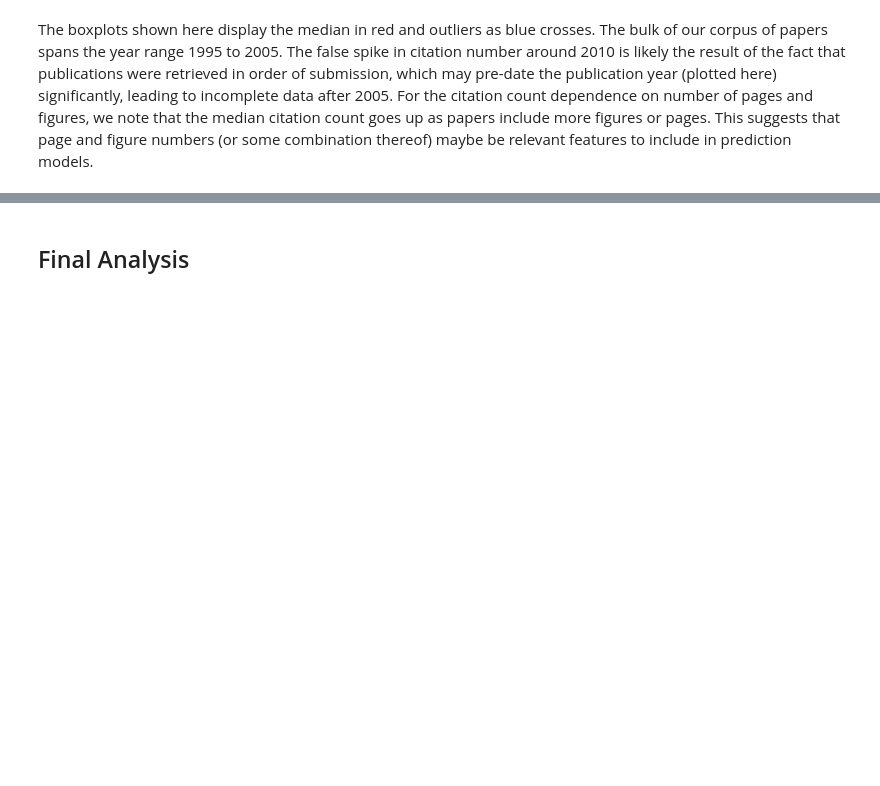
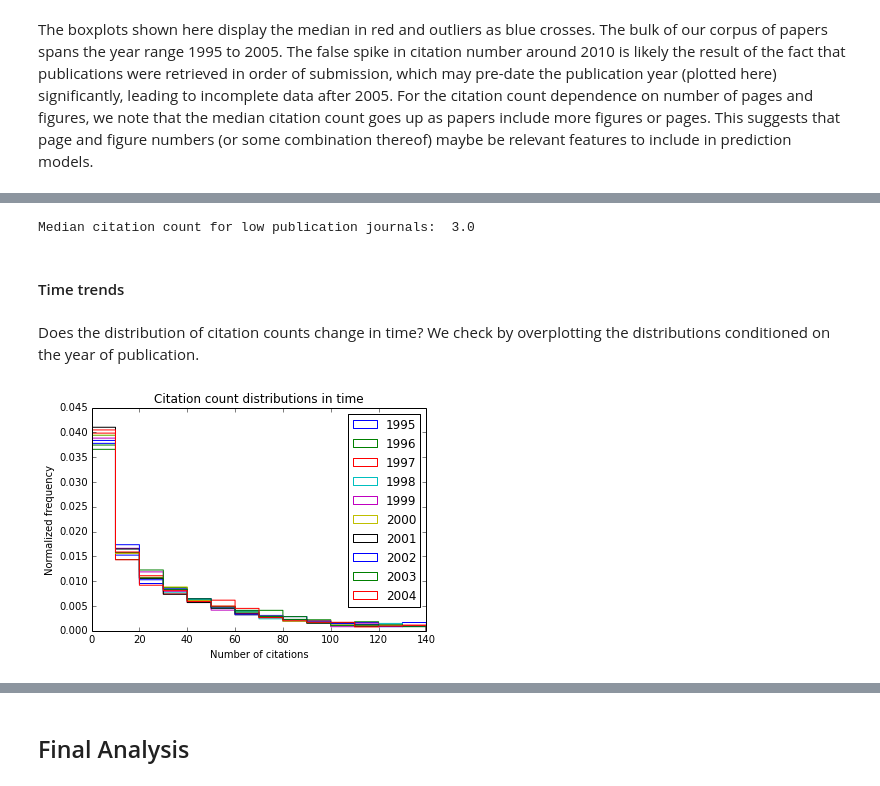
Before and after one commit to ahuja0007/team_citation, a Jupyter notebook: process_book.ipynb, the cells around one changed output, grey strips where cells are left out. Saved outputs shown, nothing was run; the diff lists cells and outputs as text; code cells hidden in the pictures; blank space fills up the shorter version.

```diff
--- a/process_book.ipynb
+++ b/process_book.ipynb
@@ -168,0 +226,51 @@ JOURNALS
+# %%
+small_journals, big_journals = [], []
+
+# Calculate median citation count for each journal and create categories
+for item in journals:
+    papers = df[df.Pub == item]
+    data = np.array(papers.Citation_count)
+    median = np.median(data)
+    if len(papers.index) < cutoff:
+        small_journals.append([item, median])
+    if len(papers.index) >= cutoff:
+        big_journals.append([item, median])
+
+big_journals = dict(big_journals)
+small_journals = dict(small_journals)
+
+# Now, calculate journal rating as median citation count
+journal_rating = []
+# (For low publication number journals, calculate the overall median)
+small_journal_median = np.median(small_journals.values())
+print 'Median citation count for low publication journals: ', small_journal_median
+
+for index in range(len(df.index)):
+    thispaper = df[df.index == index]
+    thispaper_name = thispaper.Pub.iloc[0]
+    if thispaper_name in big_journals.keys():
+        journal_rating.append(big_journals[thispaper_name])
+    else:
+        journal_rating.append(small_journal_median)
+# %% [output]
+Median citation count for low publication journals:  3.0
+# %%
+df['Pub_cit_median'] = journal_rating
+df.head()
+# %% [markdown]
+#### Time trends
+# %% [markdown]
+Does the distribution of citation counts change in time? We check by overplotting the distributions conditioned on the year of publication.
+# %%
+cutoff = 150
+for year in np.arange(1995,2005):
+    papers = df[df.Year.values == year]
+    data = np.array(papers.Citation_count[papers.Citation_count < cutoff])
+    plt.hist(data,histtype='step',label=str(year),bins=np.arange(0,cutoff,10),normed=True)
+plt.legend()
+plt.ylabel('Normalized frequency')
+plt.xlabel('Number of citations')
+plt.title("Citation count distributions in time")
+plt.show()
+# %% [output]
+[figure, added]
```
Also changed, not shown: parts of 52 cells of this notebook.
